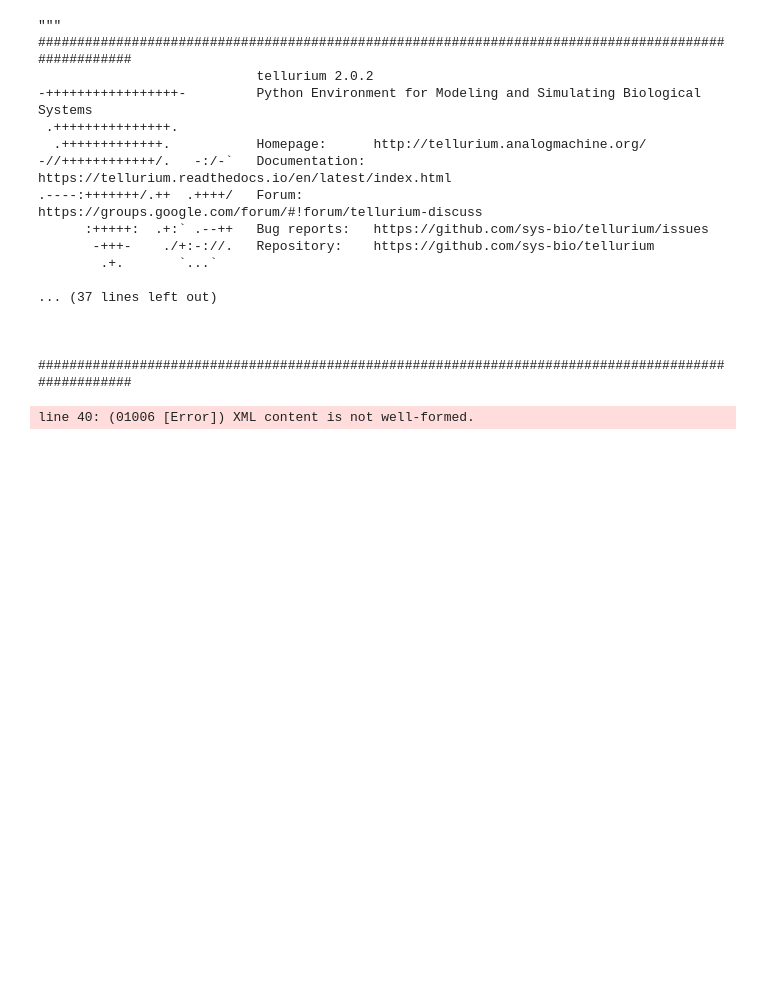
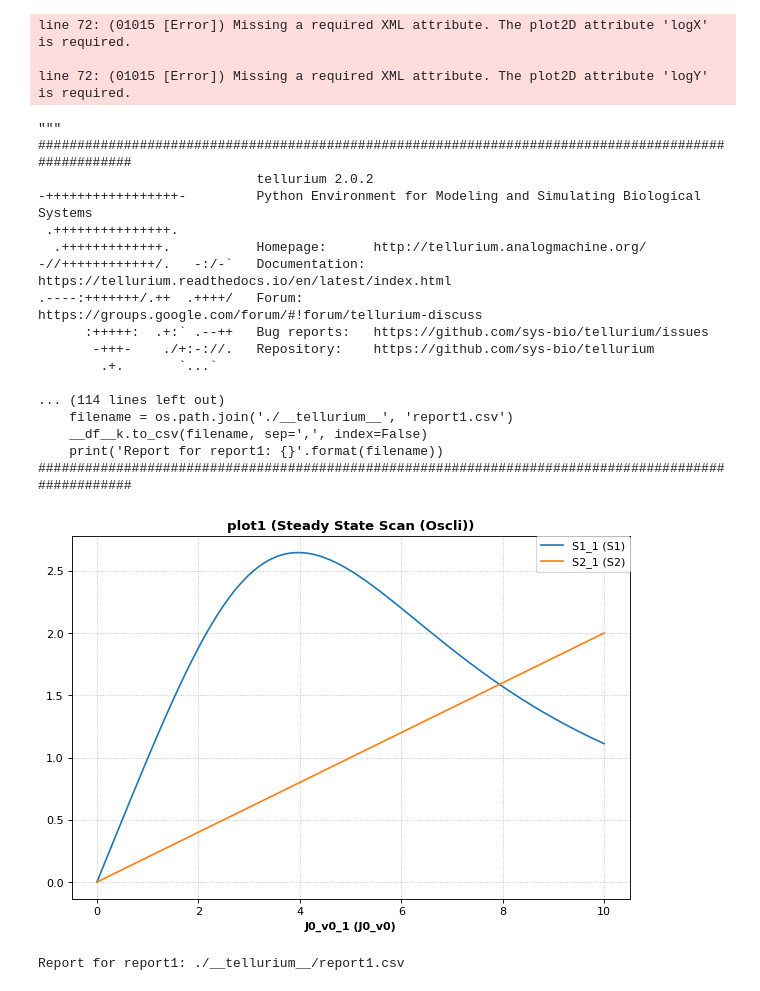
Before and after one commit to sys-bio/tellurium, a Jupyter notebook: tellurium/dev/oven/archive_plots.ipynb, the cells around one changed output. Saved outputs shown, nothing was run; the diff lists cells and outputs as text; code cells hidden in the pictures; blank space fills up the shorter version.

Commit message:
saving reports

```diff
--- a/tellurium/dev/oven/archive_plots.ipynb
+++ b/tellurium/dev/oven/archive_plots.ipynb
@@ -1,34 +1,39 @@
 # %%
 import os
 import importlib
 import tellurium
-importlib.reload(tellurium)
+import matplotlib
+
 tellurium.setDefaultPlottingEngine("matplotlib")
 # tellurium.setDefaultPlottingEngine("plotly")
 
 outputDir = "./__tellurium__"
 if not os.path.exists(outputDir):
     os.makedirs(outputDir)
-# dgs = tellurium.executeCombineArchive("L1V3_vanderpol-sbml.omex", printPython=True,
+dgs = tellurium.executeCombineArchive("L1V3_repeated-steady-scan-oscli.omex", printPython=True,
+                                      outputDir=outputDir, saveOutputs=True)
+#dgs = tellurium.executeCombineArchive("L1V3_lorenz-sbml.omex", printPython=True,
 #                                      outputDir=outputDir, saveOutputs=True)
-dgs = tellurium.executeCombineArchive("L1V3_lorenz-sbml.omex", printPython=True,
-                                      outputDir=outputDir, saveOutputs=True)
 # %% [output]
-"""
-####################################################################################################
-                            tellurium 2.0.2
--+++++++++++++++++-         Python Environment for Modeling and Simulating Biological Systems
- .+++++++++++++++.
-  .+++++++++++++.           Homepage:      http://tellurium.analogmachine.org/
--//++++++++++++/.   -:/-`   Documentation: https://tellurium.readthedocs.io/en/latest/index.html
-.----:+++++++/.++  .++++/   Forum:         https://groups.google.com/forum/#!forum/tellurium-discuss
-      :+++++:  .+:` .--++   Bug reports:   https://github.com/sys-bio/tellurium/issues
-       -+++-    ./+:-://.   Repository:    https://github.com/sys-bio/tellurium
-        .+.       `...`
+line 72: (01015 [Error]) Missing a required XML attribute. The plot2D attribute 'logX' is required.
 
-... (37 lines left out)
-
-
-
-####################################################################################################
+line 72: (01015 [Error]) Missing a required XML attribute. The plot2D attribute 'logY' is required.
-line 40: (01006 [Error]) XML content is not well-formed.
+"""
+####################################################################################################
+                            tellurium 2.0.2
+-+++++++++++++++++-         Python Environment for Modeling and Simulating Biological Systems
+ .+++++++++++++++.
+  .+++++++++++++.           Homepage:      http://tellurium.analogmachine.org/
+-//++++++++++++/.   -:/-`   Documentation: https://tellurium.readthedocs.io/en/latest/index.html
+.----:+++++++/.++  .++++/   Forum:         https://groups.google.com/forum/#!forum/tellurium-discuss
+      :+++++:  .+:` .--++   Bug reports:   https://github.com/sys-bio/tellurium/issues
+       -+++-    ./+:-://.   Repository:    https://github.com/sys-bio/tellurium
+        .+.       `...`
+
+... (114 lines left out)
+    filename = os.path.join('./__tellurium__', 'report1.csv')
+    __df__k.to_csv(filename, sep=',', index=False)
+    print('Report for report1: {}'.format(filename))
+####################################################################################################
+[figure, added]
+Report for report1: ./__tellurium__/report1.csv
```
Also changed, not shown: 6 other files.
